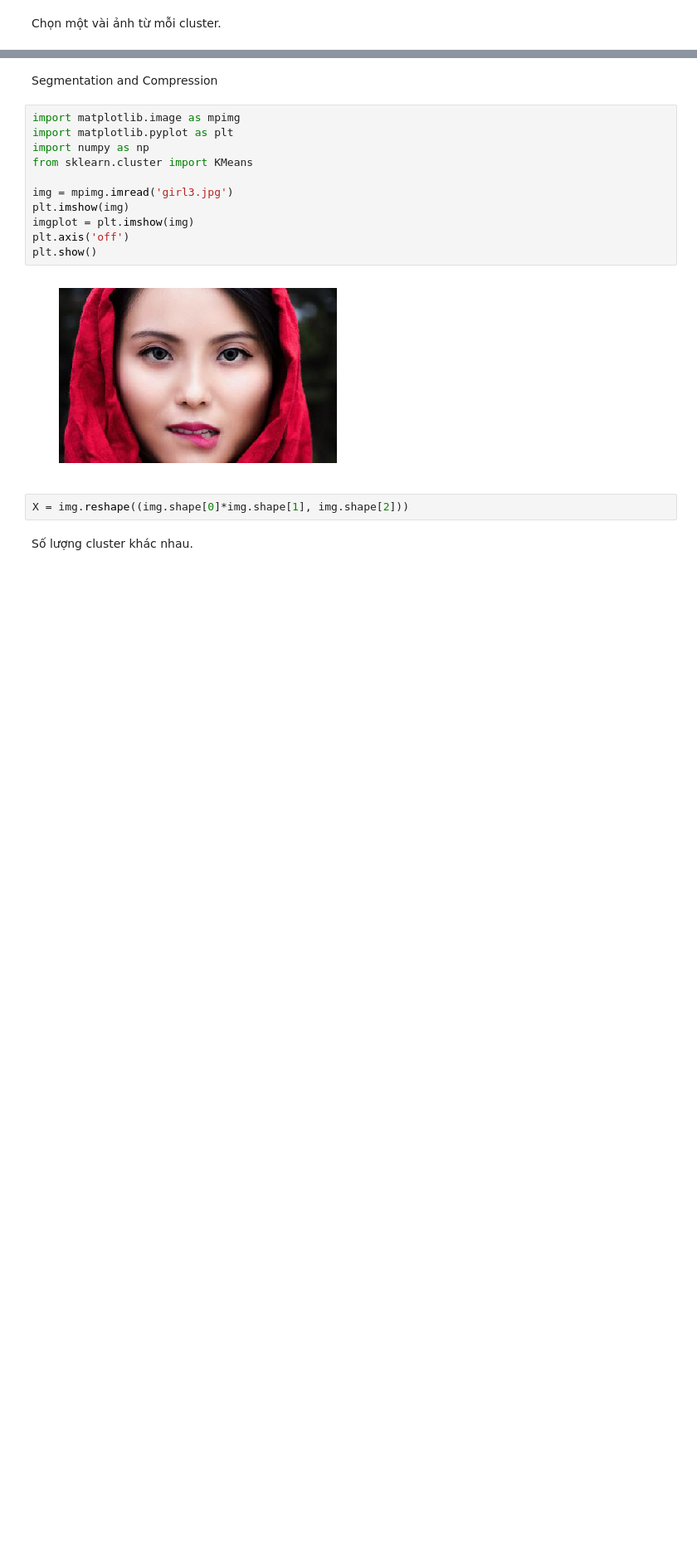
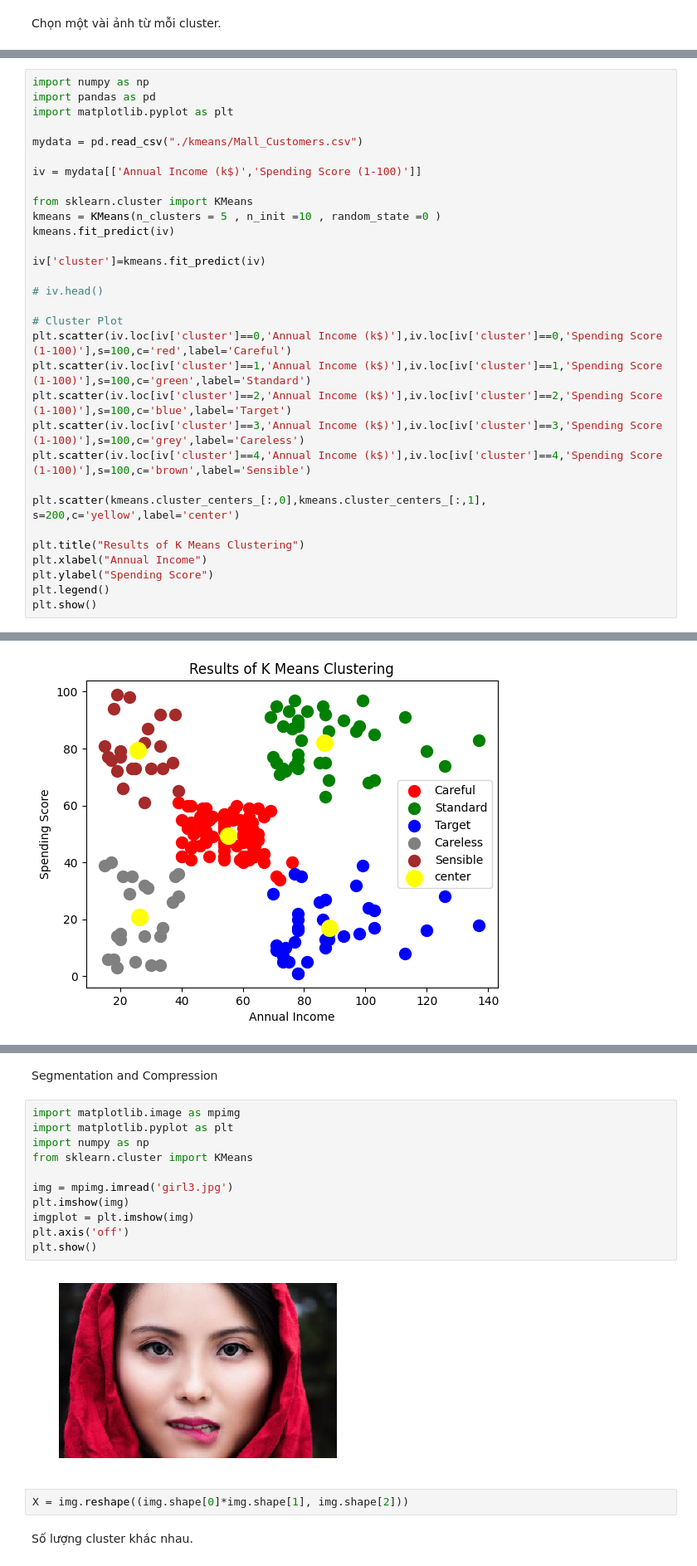
Before and after one commit to mediumhust/ml, a Jupyter notebook: assets/kmeans/Kmeans2.ipynb, the cells around one changed output, grey strips where cells are left out. Shown: that part at 83% size. Drawn from its saved outputs; the diff is of its cells as text; blank space fills up the shorter version.

```diff
--- a/assets/kmeans/Kmeans2.ipynb
+++ b/assets/kmeans/Kmeans2.ipynb
@@ -117,0 +140,32 @@ plt.show()
+# %%
+import numpy as np
+import pandas as pd
+import matplotlib.pyplot as plt
+
+mydata = pd.read_csv("./kmeans/Mall_Customers.csv")
+
+iv = mydata[['Annual Income (k$)','Spending Score (1-100)']]
+
+from sklearn.cluster import KMeans
+kmeans = KMeans(n_clusters = 5 , n_init =10 , random_state =0 )
+kmeans.fit_predict(iv)
+
+iv['cluster']=kmeans.fit_predict(iv)
+
+# iv.head()
+
+# Cluster Plot
+plt.scatter(iv.loc[iv['cluster']==0,'Annual Income (k$)'],iv.loc[iv['cluster']==0,'Spending Score (1-100)'],s=100,c='red',label='Careful')
+plt.scatter(iv.loc[iv['cluster']==1,'Annual Income (k$)'],iv.loc[iv['cluster']==1,'Spending Score (1-100)'],s=100,c='green',label='Standard')
+plt.scatter(iv.loc[iv['cluster']==2,'Annual Income (k$)'],iv.loc[iv['cluster']==2,'Spending Score (1-100)'],s=100,c='blue',label='Target')
+plt.scatter(iv.loc[iv['cluster']==3,'Annual Income (k$)'],iv.loc[iv['cluster']==3,'Spending Score (1-100)'],s=100,c='grey',label='Careless')
+plt.scatter(iv.loc[iv['cluster']==4,'Annual Income (k$)'],iv.loc[iv['cluster']==4,'Spending Score (1-100)'],s=100,c='brown',label='Sensible')
+
+plt.scatter(kmeans.cluster_centers_[:,0],kmeans.cluster_centers_[:,1], s=200,c='yellow',label='center')
+
+plt.title("Results of K Means Clustering")
+plt.xlabel("Annual Income")
+plt.ylabel("Spending Score")
+plt.legend()
+plt.show()
+# %% [output]
@@ -117,0 +177 @@ plt.show()
+[figure, added]
```
Also changed, not shown: parts of 8 cells of this notebook.
